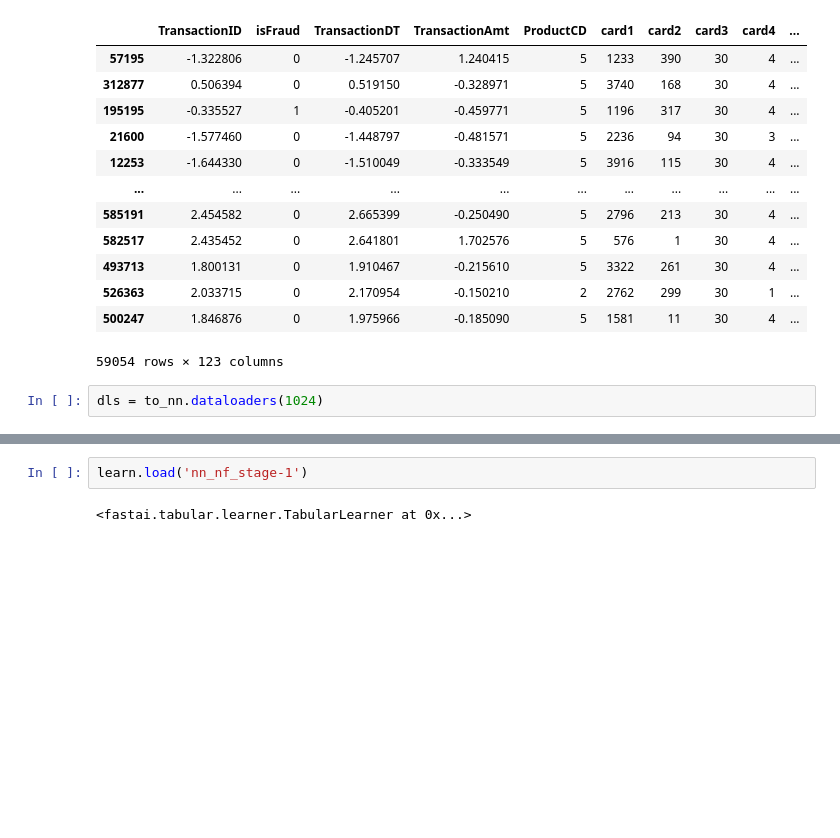
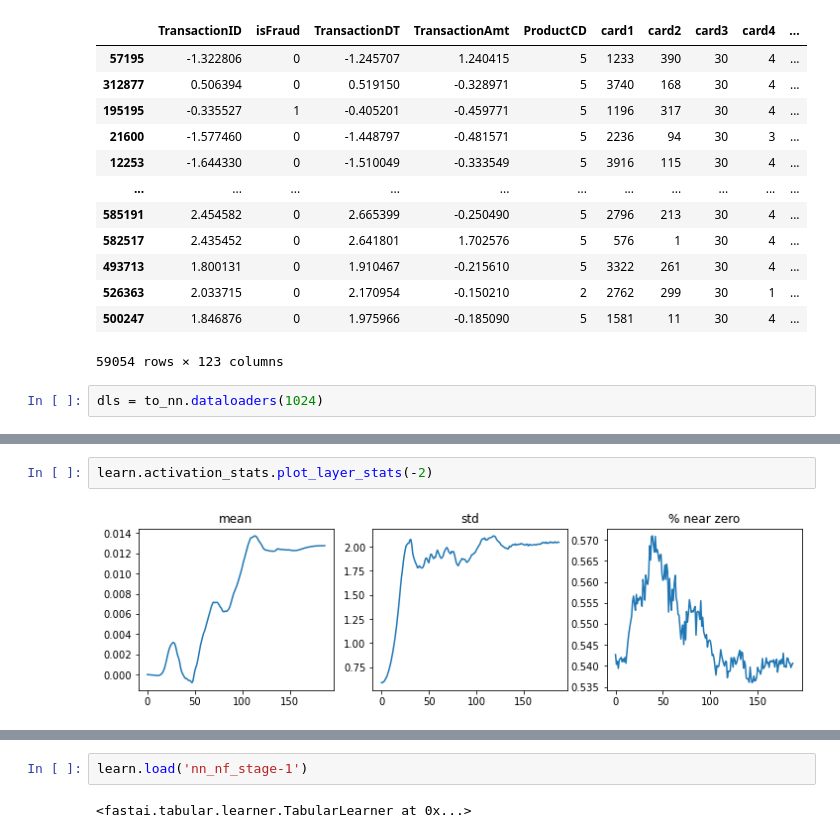
Before and after one commit to BoronII/fraud-detection-pytorch-scikit-fastai, a Jupyter notebook: 04_NN without feature engineering and without V features.ipynb, the cells around one changed output, grey strips where cells are left out. Saved outputs shown, nothing was run; the diff lists cells and outputs as text; blank space fills up the shorter version.

```diff
--- a/04_NN without feature engineering and without V features.ipynb
+++ b/04_NN without feature engineering and without V features.ipynb
@@ -191,0 +177,4 @@ learn.fit_one_cycle(4, 4e-2, wd=0.01)
+# %%
+learn.activation_stats.plot_layer_stats(-2)
+# %% [output]
+[figure, added]
```
Also changed, not shown: parts of 19 cells of this notebook, 1 other file.
